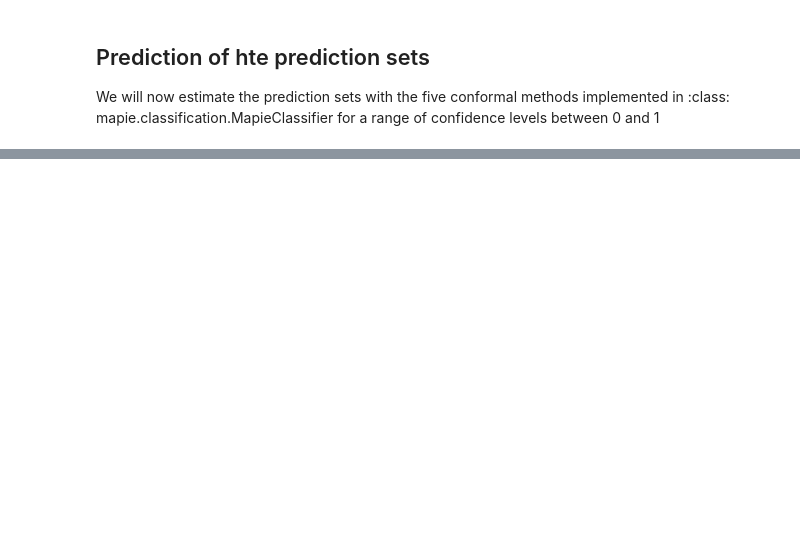
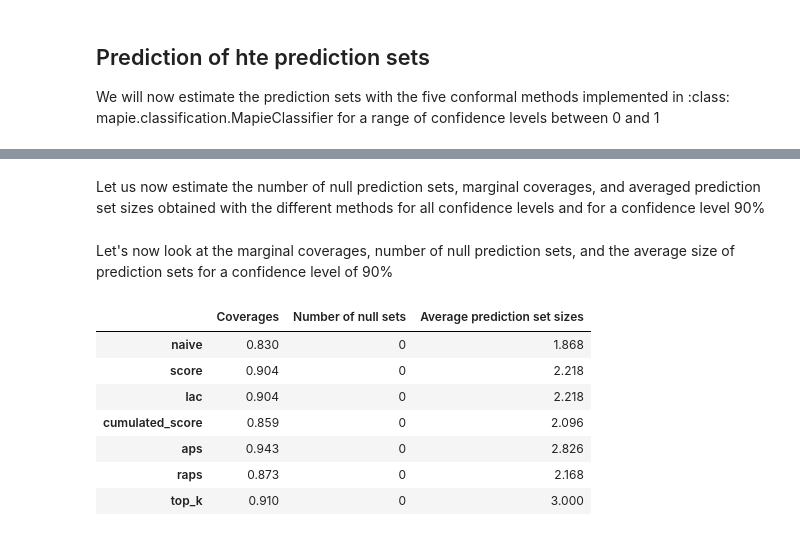
Before and after one commit to mohliyet/conformal_prediction, a Jupyter notebook: mapie_example.ipynb, the cells around one changed output, grey strips where cells are left out. Cells and saved outputs as stored; diff of their text form; code cells hidden in the pictures; blank space fills up the shorter version.

Commit message:
after bug related to conformal prediction methods is fixed

```diff
--- a/mapie_example.ipynb
+++ b/mapie_example.ipynb
@@ -433,9 +403,9 @@ We will now estimate the prediction sets with the five conformal methods impleme
 method_params = {
     "naive": ("naive", False),
     "score": ("score",False),
-    "lac": ("label",False),
+    "lac": ("lac",False),
     "cumulated_score": ("cumulated_score",False),
     "aps": ("aps", True),
-    "raps": ("random_aps", False),
+    "raps": ("raps", False),
     "top_k": ("top_k", False),
 }
@@ -457,0 +448,2 @@ ValueError: Invalid method. Allowed values are ['naive', 'score', 'lac', 'cumula
+# %% [markdown]
+Let us now estimate the number of null prediction sets, marginal coverages, and averaged prediction set sizes obtained with the different methods for all confidence levels and for a confidence level 90%
@@ -457,0 +468,43 @@ ValueError: Invalid method. Allowed values are ['naive', 'score', 'lac', 'cumula
+# %%
+nulls, coverages, accuracies, sizes = {}, {}, {}, {}
+for name, (method, include_last_label) in method_params.items():
+    accuracies[name] = accuracy_score(y_true, y_preds[name])
+    nulls[name] = [
+        count_null_set(y_pss[name][:, :, i])  for i, _ in enumerate(alphas)
+    ]
+    coverages[name] = [
+        classification_coverage_score(
+            y_test, y_pss[name][:, :, i]
+        ) for i, _ in enumerate(alphas)
+    ]
+    sizes[name] = [
+        y_pss[name][:, :, i].sum(axis=1).mean() for i, _ in enumerate(alphas)
+    ]
+# %%
+coverage_90 = {method: coverage[9] for method, coverage in coverages.items()}
+null_90 = {method: null[9] for method, null in nulls.items()}
+width_90 = {method: width[9] for method, width in sizes.items()}
+y_ps_90 = {method: y_ps[:, :, 9] for method, y_ps in y_pss.items()}
+# %% [markdown]
+Let's now look at the marginal coverages, number of null prediction sets, and the average size of prediction sets for a confidence level of 90%
+# %%
+summary_df = pd.concat(
+    [
+        pd.Series(coverage_90),
+        pd.Series(null_90),
+        pd.Series(width_90)
+    ],
+    axis=1,
+    keys=["Coverages", "Number of null sets", "Average prediction set sizes"]
+).round(3)
+
+summary_df
+# %% [output]
+|  | Coverages | Number of null sets | Average prediction set sizes |
+| naive | 0.830 | 0 | 1.868 |
+| score | 0.904 | 0 | 2.218 |
+| lac | 0.904 | 0 | 2.218 |
+| cumulated_score | 0.859 | 0 | 2.096 |
+| aps | 0.943 | 0 | 2.826 |
+| raps | 0.873 | 0 | 2.168 |
+| top_k | 0.910 | 0 | 3.000 |
```
Also changed, not shown: parts of 8 cells of this notebook.
